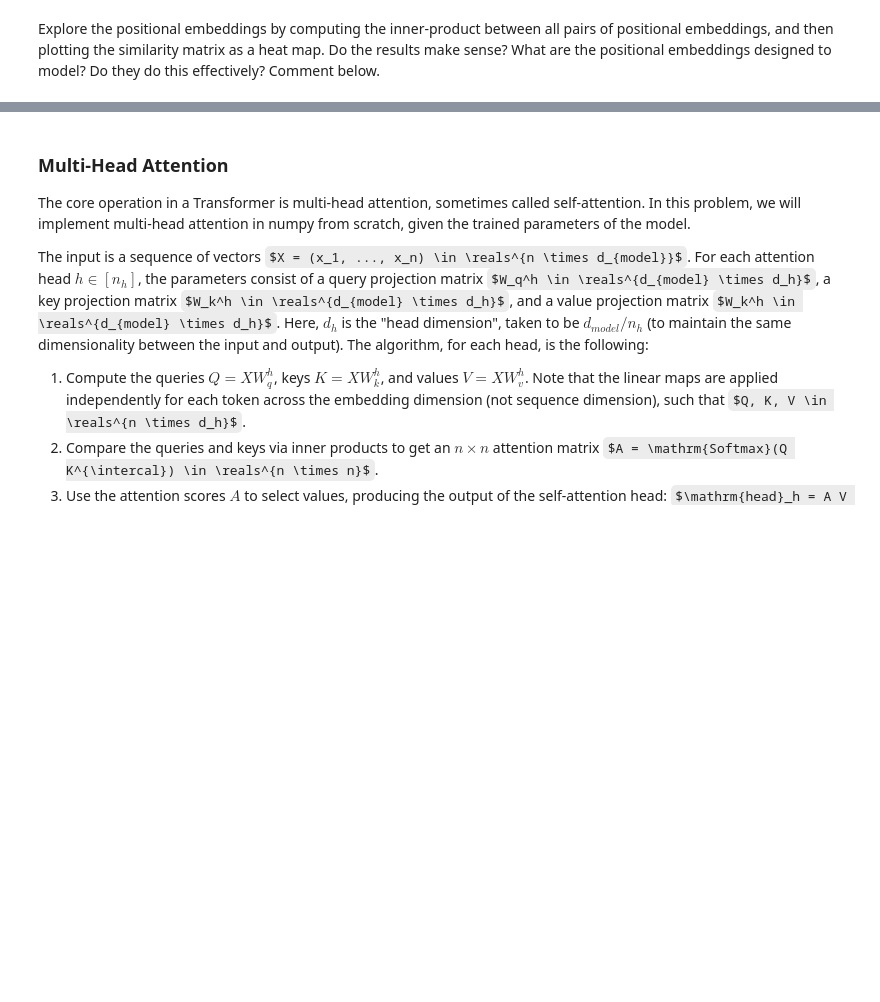
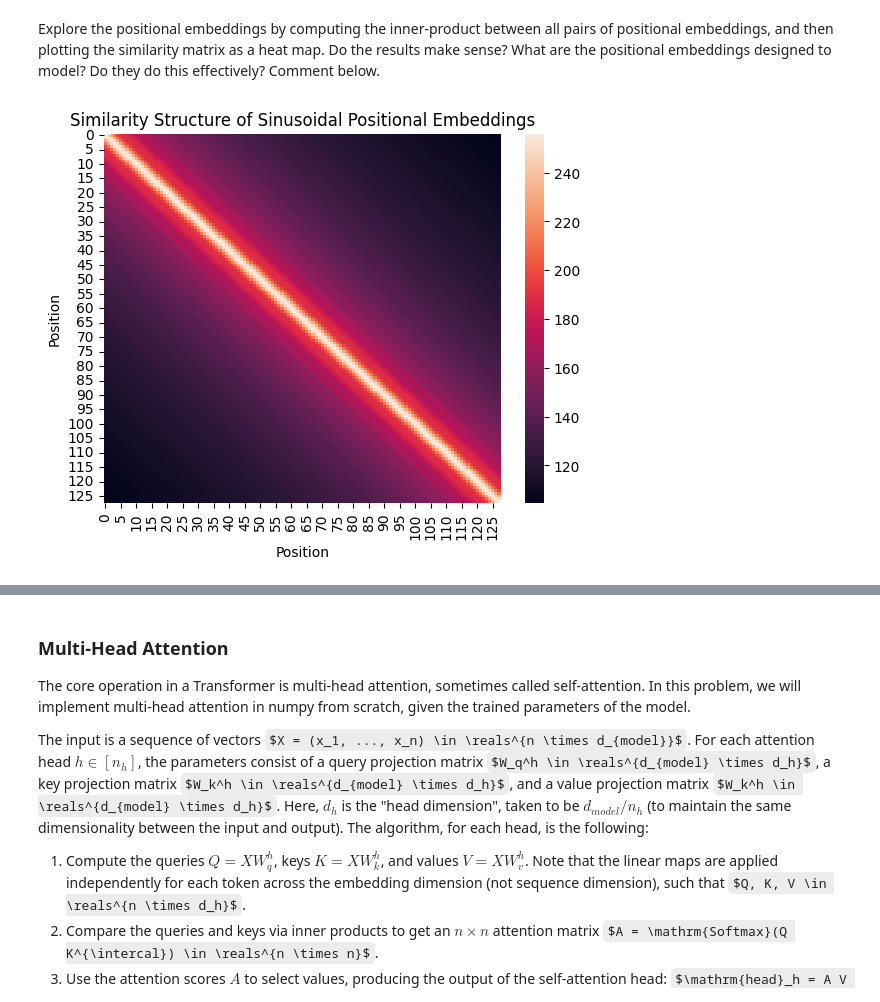
Before and after one commit to j4ck132/2048, a Jupyter notebook: assignments/assn5/assn5.ipynb, the cells around one changed output, grey strips where cells are left out. Saved outputs shown, nothing was run; the diff lists cells and outputs as text; code cells hidden in the pictures; some formulas as TeX source; blank space fills up the shorter version.

```diff
--- a/assignments/assn5/assn5.ipynb
+++ b/assignments/assn5/assn5.ipynb
@@ -495,11 +643,13 @@ Explore the positional embeddings by computing the inner-product between all pai
 # %%
 pe = get_sinusoidal_positional_embeddings(128, d_model)
 
 #Your code here
-pe_similarity = ...
+pe_similarity = pe @ pe.T
 sns.heatmap(pe_similarity)
 plt.title('Similarity Structure of Sinusoidal Positional Embeddings')
 plt.xlabel('Position')
 plt.ylabel('Position')
 plt.show()
+# %% [output]
+[figure, added]
 # %% [markdown]
```
Also changed, not shown: parts of 25 cells of this notebook.
